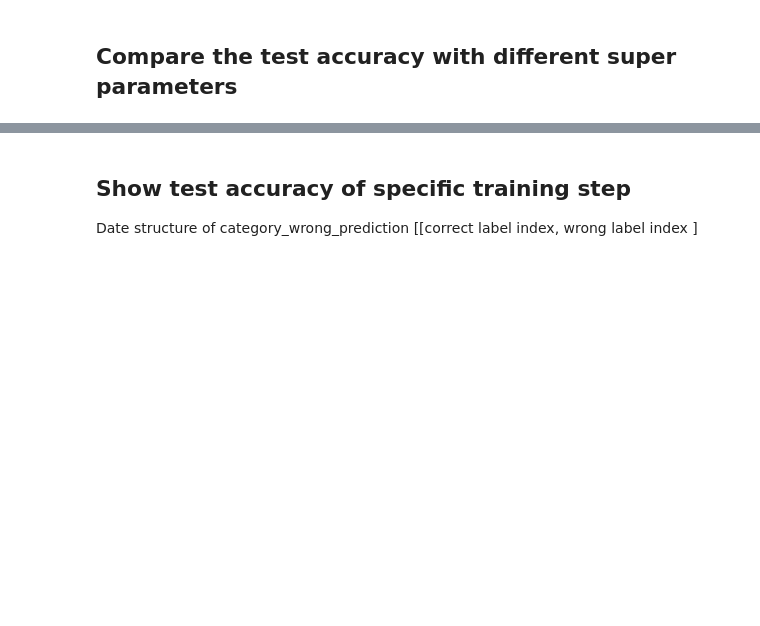
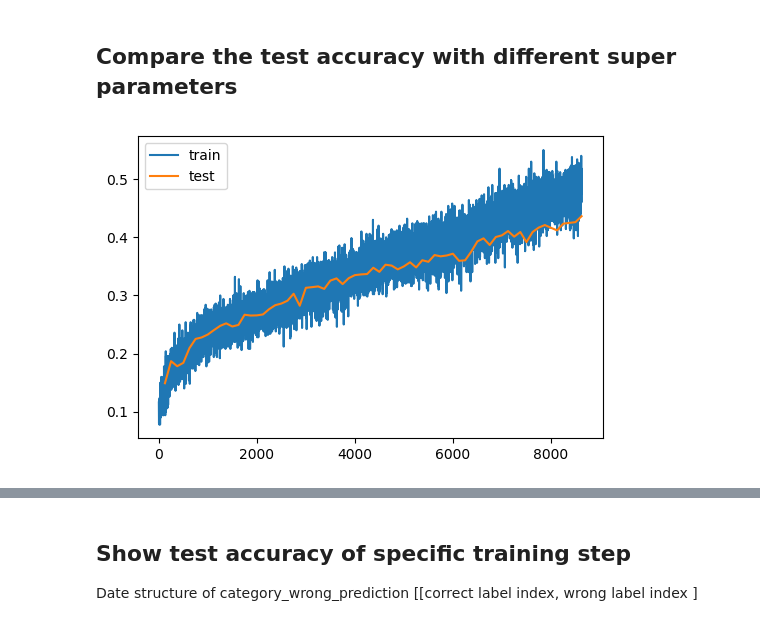
Before and after one commit to deechean/EvaluateMLModel, a Jupyter notebook: train_analysis.ipynb, the cells around one changed output, grey strips where cells are left out. Drawn from its saved outputs; the diff is of its cells as text; code cells hidden in the pictures; blank space fills up the shorter version.

```diff
--- a/train_analysis.ipynb
+++ b/train_analysis.ipynb
@@ -43,12 +43,14 @@ def show_chart(accuracy):
 # %% [markdown]
 ## Compare the test accuracy with different super parameters
 # %%
-log_dir = '../Le-Net5-Log/Le-Net5_NOPOOL/log_1/'
+log_dir = '../Le-Net5-Log/Le-Net5_NOPOOL/log_3/'
 log = train_log(log_dir)
 log_data = []
 log_data.append(['train',log.readlog('train_accuracy')])
 log_data.append(['test',log.readlog('test_accuracy')])
 show_chart(log_data)
+# %% [output]
+[figure, added]
 # %%
 log_dir = '../Le-Net5-Log/Le-Net5_NOPOOL/log_2/'
 log = train_log(log_dir)
```
Also changed, not shown: parts of 6 cells of this notebook.
